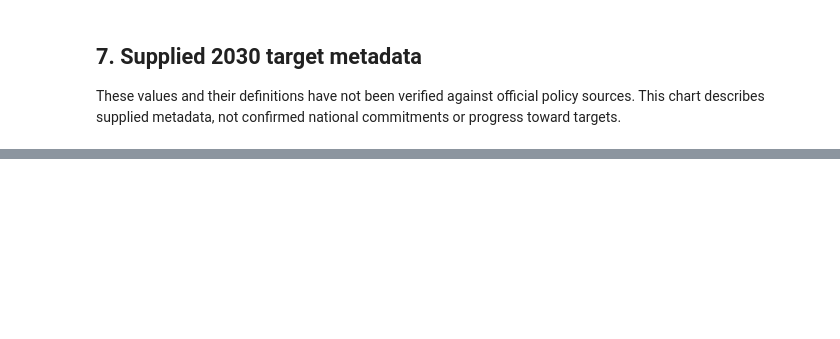
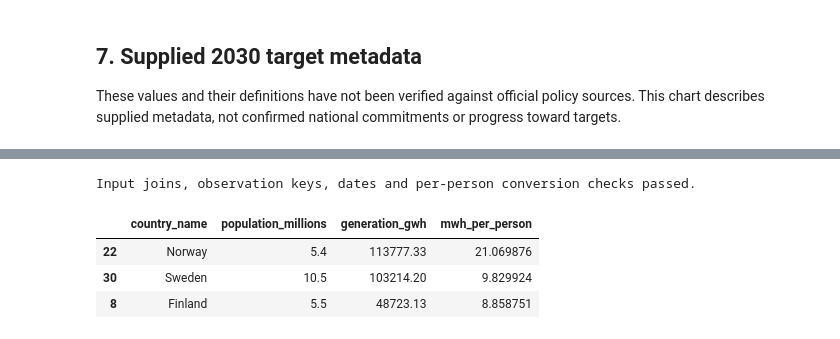
Before and after one commit to noahgnentwig-tech/european-renewable-electricity-analysis, a Jupyter notebook: notebooks/european-renewable-electricity-analysis.ipynb, the cells around one changed output, grey strips where cells are left out. Cells and saved outputs as stored; diff of their text form; code cells hidden in the pictures; blank space fills up the shorter version.

Commit message:
Execute notebook with original source data

```diff
--- a/notebooks/european-renewable-electricity-analysis.ipynb
+++ b/notebooks/european-renewable-electricity-analysis.ipynb
@@ -517,0 +876,23 @@ plt.show()
+# %%
+# Validate the supplied inputs and the corrected derived metric.
+assert df_2["country_id"].is_unique, "Country metadata keys must be unique"
+assert df_1["country_id"].isin(df_2["country_id"]).all(), "Unmatched country IDs"
+assert df_1["period_date"].notna().all(), "Unparseable period dates"
+assert (df_1["year"] == df_1["period_date"].dt.year).all(), "Year/date mismatch"
+assert (df_1["month"] == df_1["period_date"].dt.month).all(), "Month/date mismatch"
+assert not df_1.duplicated(["country_id", "period_date", "energy_source"]).any(), "Duplicate normalized observation keys"
+assert (country_per_capita["population_millions"] > 0).all(), "Nonpositive population"
+assert np.isclose(100 / (2 * 1000), 0.05), "Unit conversion failed"
+assert np.allclose(
+    country_per_capita["mwh_per_person"],
+    country_per_capita["generation_gwh"] / (country_per_capita["population_millions"] * 1000),
+    equal_nan=True,
+)
+print("Input joins, observation keys, dates and per-person conversion checks passed.")
+display(country_per_capita.head(3))
+# %% [output]
+Input joins, observation keys, dates and per-person conversion checks passed.
+|  | country_name | population_millions | generation_gwh | mwh_per_person |
+| 22 | Norway | 5.4 | 113777.33 | 21.069876 |
+| 30 | Sweden | 10.5 | 103214.20 | 9.829924 |
+| 8 | Finland | 5.5 | 48723.13 | 8.858751 |
```
Also changed, not shown: parts of 33 cells of this notebook.
